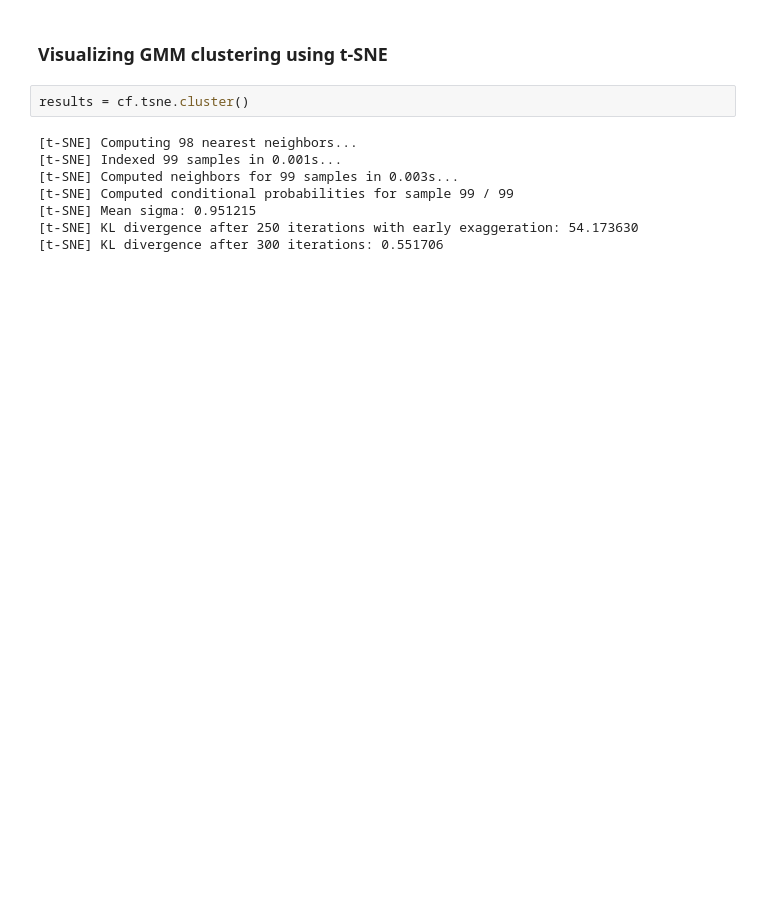
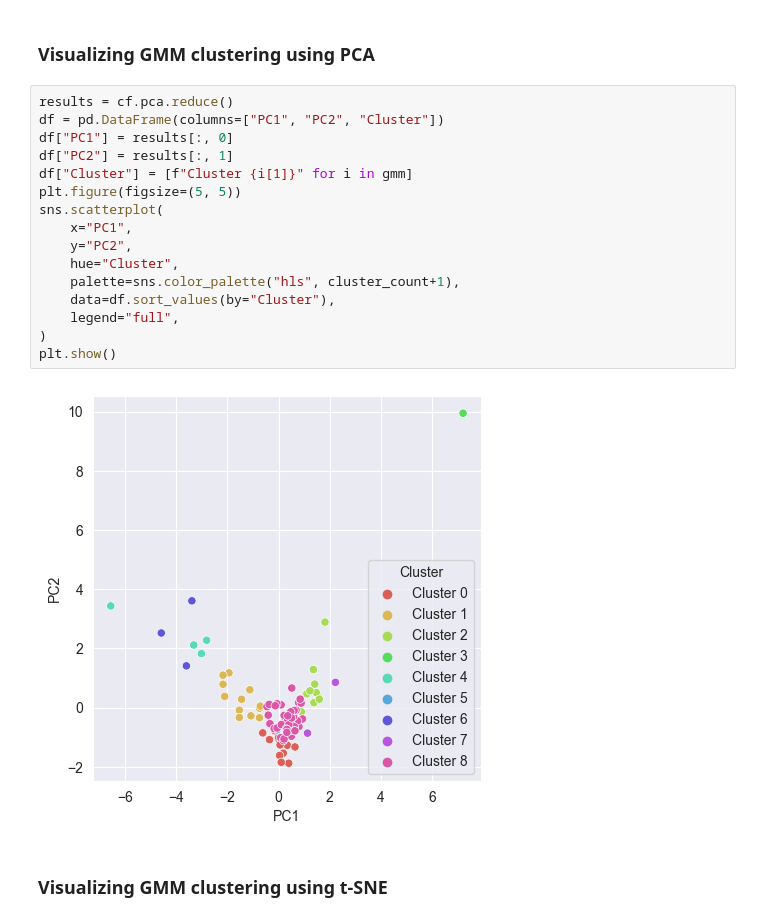
Before and after one commit to rkedia1/stock_volatility, a Jupyter notebook: cluster_techs.ipynb, the cells around one changed output. Drawn from its saved outputs; the diff is of its cells as text; blank space fills up the shorter version.

```diff
--- a/cluster_techs.ipynb
+++ b/cluster_techs.ipynb
@@ -94,13 +78,23 @@ gmm
+# %% [markdown]
+### Visualizing GMM clustering using PCA
+# %%
+results = cf.pca.reduce()
+df = pd.DataFrame(columns=["PC1", "PC2", "Cluster"])
+df["PC1"] = results[:, 0]
+df["PC2"] = results[:, 1]
+df["Cluster"] = [f"Cluster {i[1]}" for i in gmm]
+plt.figure(figsize=(5, 5))
+sns.scatterplot(
+    x="PC1",
+    y="PC2",
+    hue="Cluster",
+    palette=sns.color_palette("hls", cluster_count+1),
+    data=df.sort_values(by="Cluster"),
+    legend="full",
+)
+plt.show()
+# %% [output]
+[figure, added]
 # %% [markdown]
 ### Visualizing GMM clustering using t-SNE
-# %%
-results = cf.tsne.cluster()
-# %% [output]
-[t-SNE] Computing 98 nearest neighbors...
-[t-SNE] Indexed 99 samples in 0.001s...
-[t-SNE] Computed neighbors for 99 samples in 0.003s...
-[t-SNE] Computed conditional probabilities for sample 99 / 99
-[t-SNE] Mean sigma: 0.951215
-[t-SNE] KL divergence after 250 iterations with early exaggeration: 54.173630
-[t-SNE] KL divergence after 300 iterations: 0.551706
 # %%
```
Also changed, not shown: parts of 13 cells of this notebook, 3 other files.
